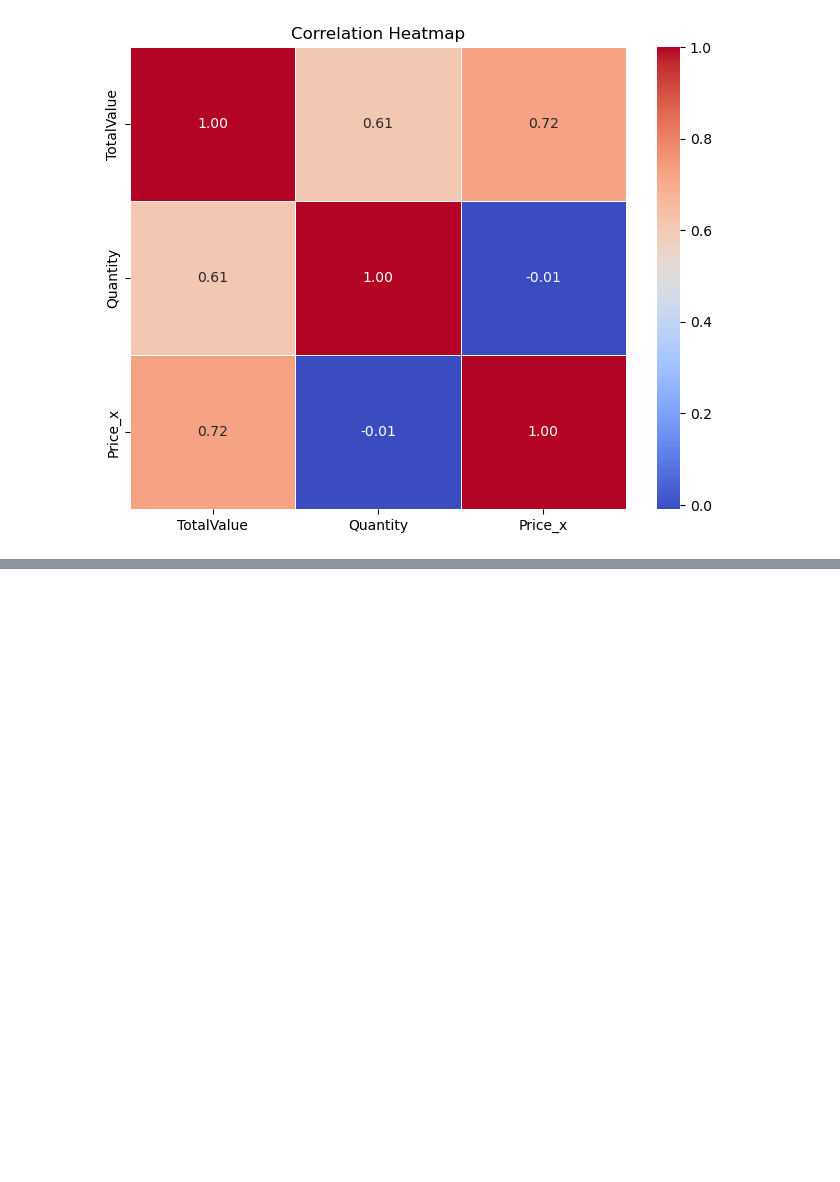
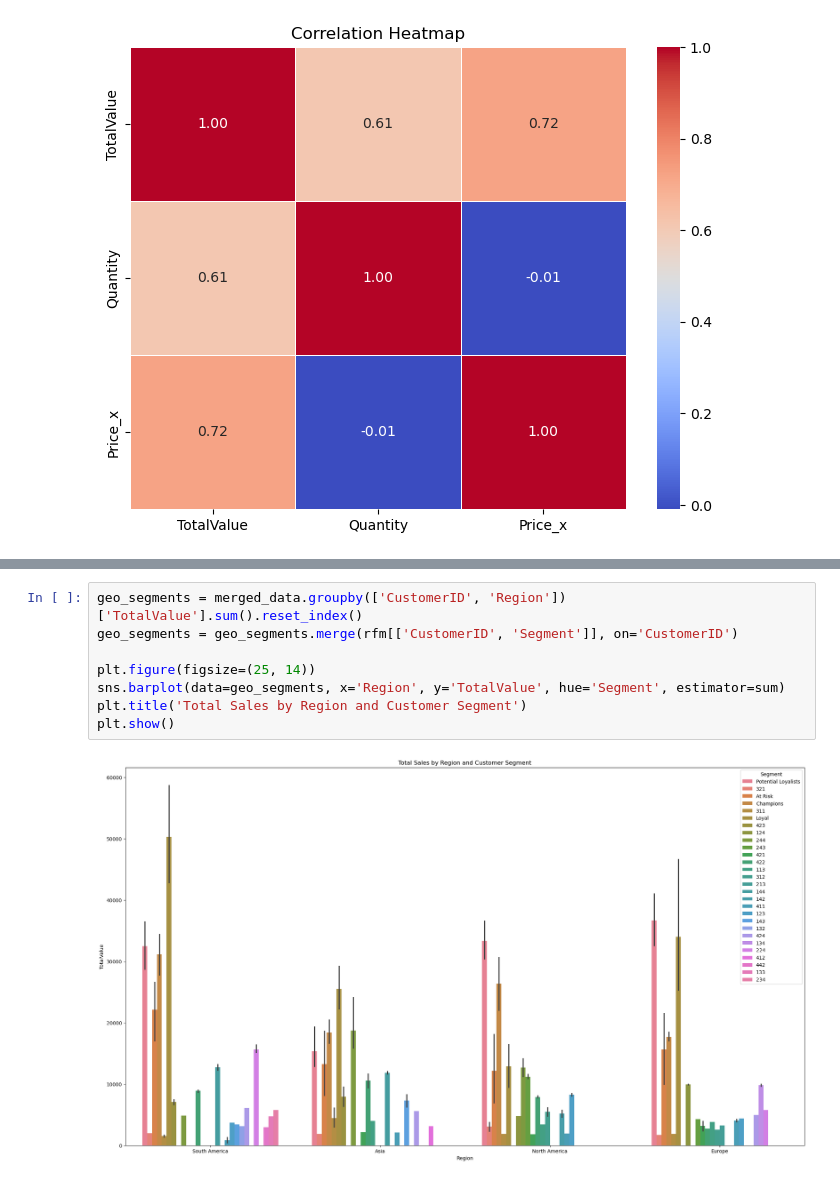
Before and after one commit to SayantanzX/eCommerce_Transactions-Analysis, a Jupyter notebook: EDA.ipynb, the cells around one changed output, grey strips where cells are left out. Drawn from its saved outputs; the diff is of its cells as text; blank space fills up the shorter version.

```diff
--- a/EDA.ipynb
+++ b/EDA.ipynb
@@ -243,0 +431,10 @@ plt.show()
+# %%
+geo_segments = merged_data.groupby(['CustomerID', 'Region'])['TotalValue'].sum().reset_index()
+geo_segments = geo_segments.merge(rfm[['CustomerID', 'Segment']], on='CustomerID')
+
+plt.figure(figsize=(25, 14))
+sns.barplot(data=geo_segments, x='Region', y='TotalValue', hue='Segment', estimator=sum)
+plt.title('Total Sales by Region and Customer Segment')
+plt.show()
+# %% [output]
+[figure, added]
```
Also changed, not shown: parts of 26 cells of this notebook, 7 other files.
